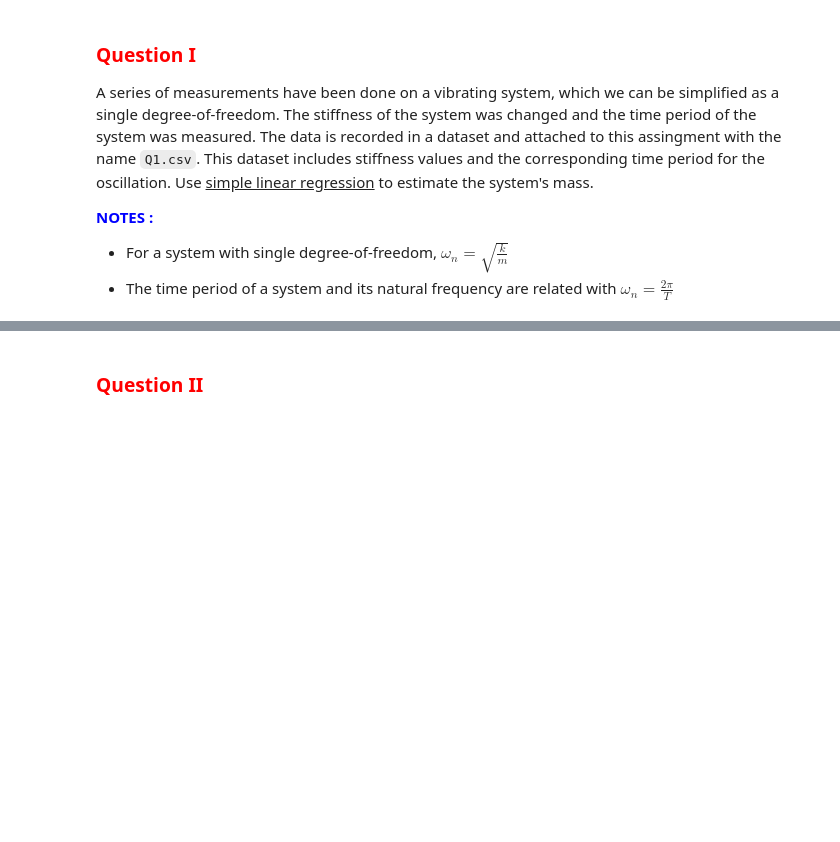
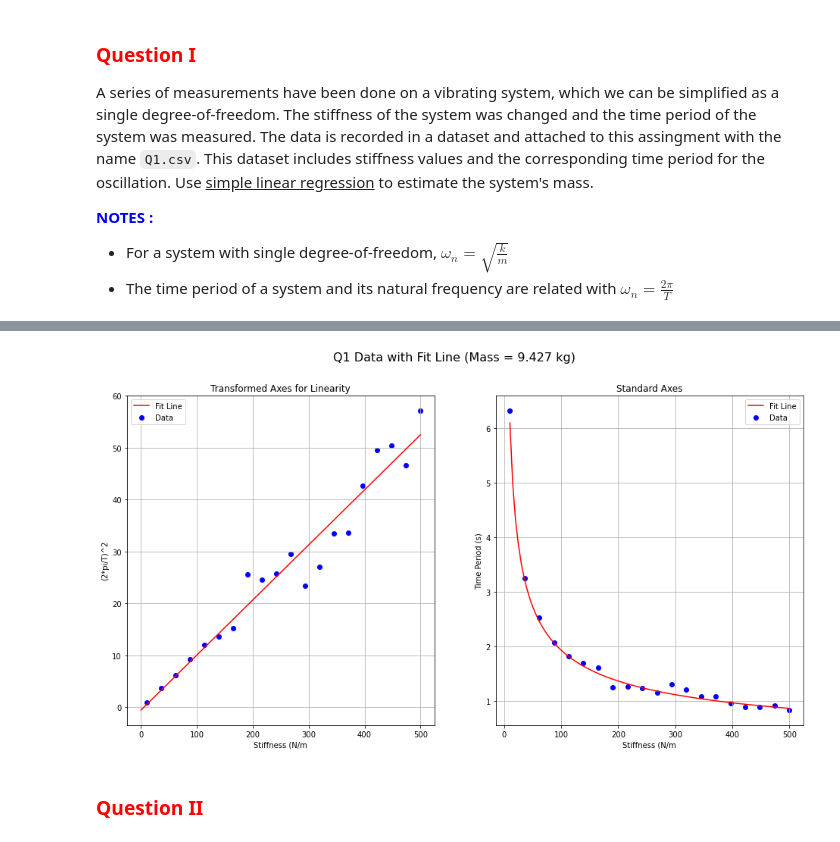
Before and after one commit to yairg98/Data-Driven-Problem-Solving, a Jupyter notebook: Homework 4/Homework_4.ipynb, the cells around one changed output, grey strips where cells are left out. Drawn from its saved outputs; the diff is of its cells as text; code cells hidden in the pictures; blank space fills up the shorter version.

```diff
--- a/Homework 4/Homework_4.ipynb
+++ b/Homework 4/Homework_4.ipynb
@@ -12,3 +60,49 @@ A series of measurements have been done on a vibrating system, which we can be s
+# %%
+import matplotlib.pyplot as plt
+
+# Plot results
+fig, axs = plt.subplots(1,2, figsize=(16,8))
+fig.suptitle(f"Q1 Data with Fit Line (Mass = {m:.3f} kg)", fontsize=16)
+
+
+# First plot - transformed axes to make result linear with m as slope
+
+# Plot raw data on transformed axes
+axs[0].scatter(
+    x=df1['Stiffness (N/m)'], y=df1['(2*pi/T)^2'],
+    label='Data',
+    color='b')
+# Plot fit line on transformed axes
+xplot1=np.linspace(0,500,num=100)
+yplot1=w0+w1*xplot1
+axs[0].plot(xplot1,yplot1,color='r',label='Fit Line')
+axs[0].set_xlabel("Stiffness (N/m")
+axs[0].set_ylabel("(2*pi/T)^2")
+axs[0].set_title("Transformed Axes for Linearity")
+axs[0].legend()
+axs[0].grid()
+
+
+# Second plot - original axes for standard representation of data
+
+# Plot raw data
+axs[1].scatter(
+    x=df1['Stiffness (N/m)'], y=df1['Time Period (s)'],
+    label='Data',
+    color='b')
+# Plot fit line on transformed axes
+xplot2 = np.linspace(df1['Stiffness (N/m)'].min(),500,num=100)
+yplot2 = (2 * np.pi) / (np.sqrt(xplot2/m))
+axs[1].plot(xplot2,yplot2,color='r',label='Fit Line')
+axs[1].set_xlabel("Stiffness (N/m")
+axs[1].set_ylabel("Time Period (s)")
+axs[1].set_title("Standard Axes")
+axs[1].legend()
+axs[1].grid()
+
+plt.show()
+# %% [output]
+[figure, added]
 # %% [markdown]
 ### <font color='red'>__Question II__</font>
 # %% [markdown]
```
Also changed, not shown: parts of 8 cells of this notebook.
